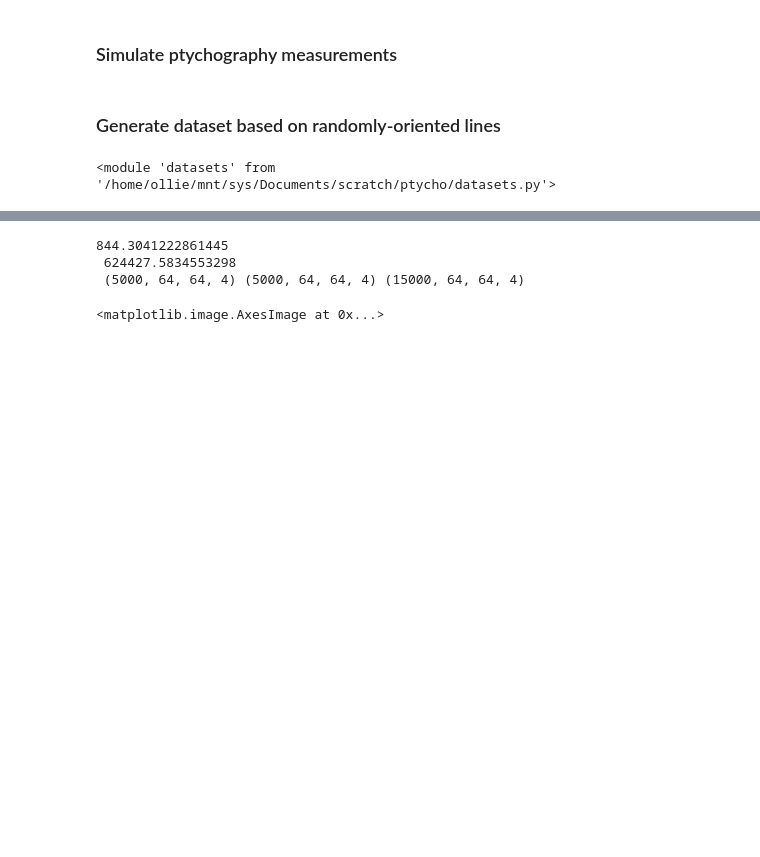
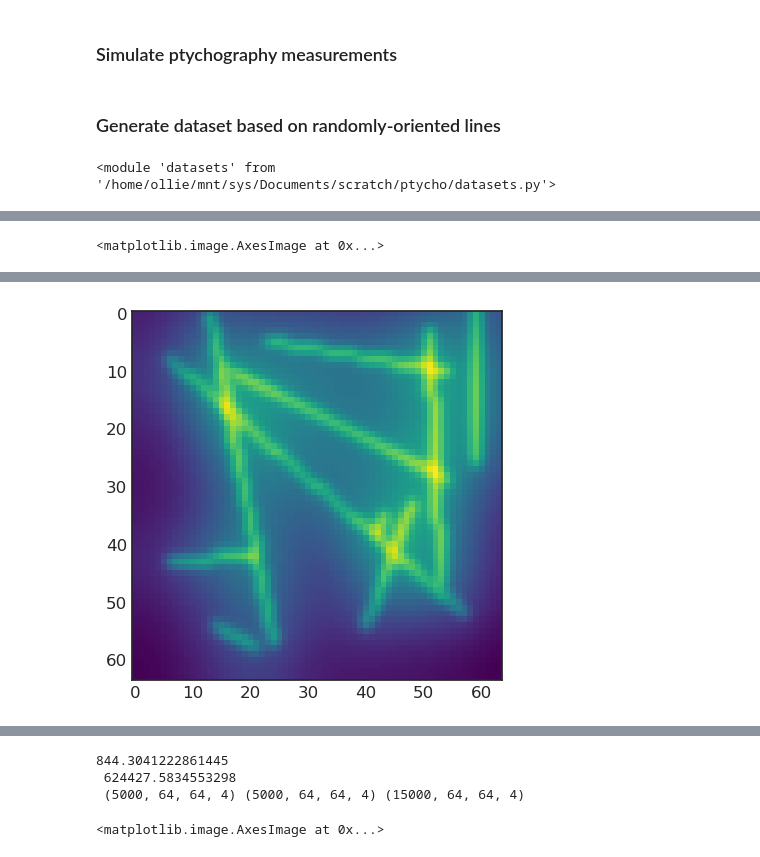
Before and after one commit to hoidn/PtychoPINN, a Jupyter notebook: tf_ptycho_autoencoder-overlap.ipynb, the cells around one changed output, grey strips where cells are left out. Cells and saved outputs as stored; diff of their text form; code cells hidden in the pictures; blank space fills up the shorter version.

```diff
--- a/tf_ptycho_autoencoder-overlap.ipynb
+++ b/tf_ptycho_autoencoder-overlap.ipynb
@@ -405,0 +384,4 @@ flattened = [flatten_overlaps(imgs) for imgs in [Y_I_train, Y_phi_train, Y_I_tes
+# %%
+plt.imshow(flattened[0][2])
+# %% [output]
+<matplotlib.image.AxesImage at 0x...>
@@ -406,3 +389,4 @@ flattened = [flatten_overlaps(imgs) for imgs in [Y_I_train, Y_phi_train, Y_I_tes
+[figure, added]
 # %%
 X_train, Y_I_train, Y_phi_train, X_test, Y_I_test, Y_phi_test, intensity_scale =\
     preprocess(*flattened)
```
Also changed, not shown: parts of 20 cells of this notebook, 1 other file.
